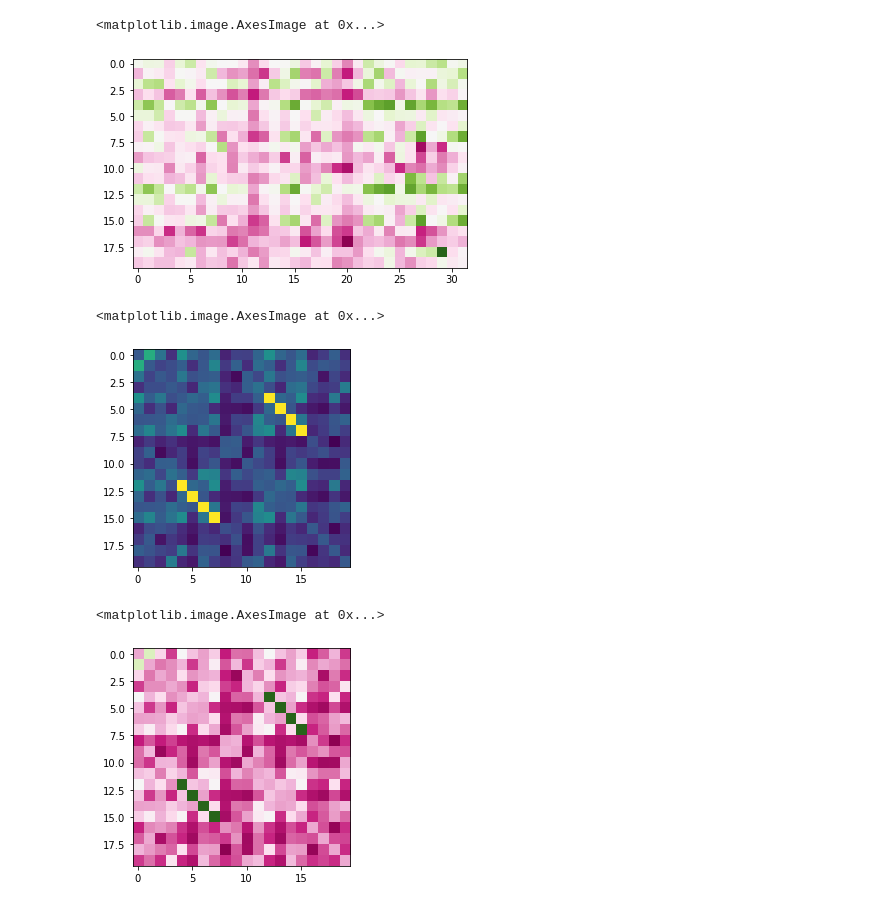
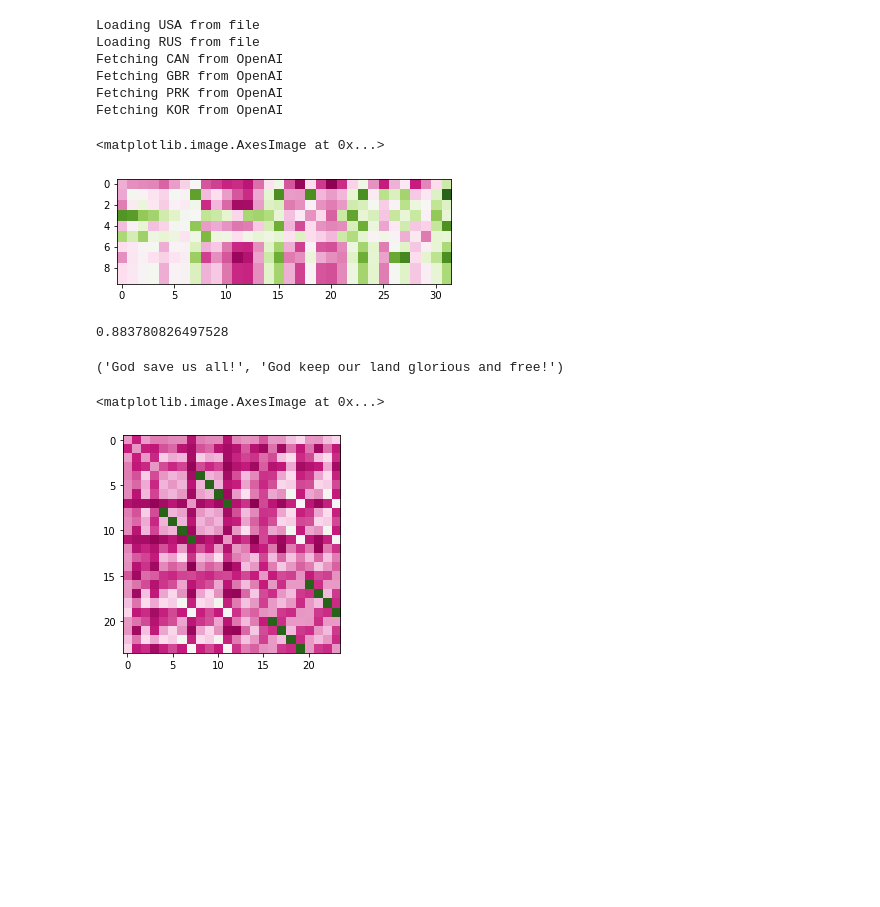
Before and after one commit to kebuhcah/openai-notebooks, a Jupyter notebook: anthem-embeddings.ipynb, the cells around one changed output. Saved outputs shown, nothing was run; the diff lists cells and outputs as text; code cells hidden in the pictures; blank space fills up the shorter version.

Commit message:
extract more countries, analysis Korean lyrics

```diff
--- a/anthem-embeddings.ipynb
+++ b/anthem-embeddings.ipynb
@@ -11,6 +11,14 @@ import pandas as pd
 from sklearn.cluster import KMeans
 from sklearn.manifold import TSNE
 
+def correlate(e1, e2=None):
+    if e2 is None:
+        e2 = e1
+    return e1 @ e2.T
+
+def correlate_minus_diag(e1):
+    correlation = e1 @ e1.T
+    return correlation - (1 - correlation.mean()) * np.eye(correlation.shape[0])
 
 with open('.env') as f:
     openai.api_key = f.read().strip().split('=')[1]
@@ -19,7 +27,6 @@ anthems_dir = Path('data/anthems')
 file_paths = {}
 lyrics = {}
 embeddings = {}
-
 
 for g in anthems_dir.glob('*.txt'):
     stem = g.stem
@@ -30,8 +37,17 @@ for g in anthems_dir.glob('*.txt'):
 
     emb_path = g.with_suffix('.emb')
     if os.path.isfile(emb_path):
+        print(f"Loading {stem} from file")
         embeddings[stem] = np.loadtxt(emb_path)
     else:
+        print(f"Fetching {stem} from OpenAI")
         response = openai.Embedding.create(input=list(lyrics[stem]), model="text-embedding-ada-002")
         embeddings[stem] = np.asarray([e.embedding for e in response['data']])
         np.savetxt(emb_path, embeddings[stem])
+# %% [output]
+Loading USA from file
+Loading RUS from file
+Fetching CAN from OpenAI
+Fetching GBR from OpenAI
+Fetching PRK from OpenAI
+Fetching KOR from OpenAI
@@ -47,16 +54,22 @@ def correlate_minus_diag(e1):
 # %%
-plt.imshow(correlate(embeddings['RUS'], embeddings['USA']), cmap='PiYG')
+plt.imshow(correlate(embeddings['CAN'], embeddings['USA']), cmap='PiYG')
 # %% [output]
 <matplotlib.image.AxesImage at 0x...>
-[figure, old version]
+[figure, new version]
+# %%
+country1 = 'GBR'
+country2 = 'CAN'
+c = correlate(embeddings[country1], embeddings[country2])
+idx1, idx2 = np.unravel_index(c.argmax(), c.shape)
+
+print(c.max())
+
+lyrics[country1][idx1], lyrics[country2][idx2]
+# %% [output]
+0.883780826497528
+('God save us all!', 'God keep our land glorious and free!')
 # %%
-plt.imshow(correlate_minus_diag(embeddings['RUS']))
+plt.imshow(correlate_minus_diag(embeddings['PRK']), cmap='PiYG')
 # %% [output]
 <matplotlib.image.AxesImage at 0x...>
-[figure, old version]
+[figure, new version]
-# %%
-remove_diag = (rus_embed @ rus_embed.T) - (1 - (rus_embed @ rus_embed.T).mean()) * np.eye(rus_array.shape[0])
-plt.imshow(remove_diag, cmap='PiYG')
-# %% [output]
-<matplotlib.image.AxesImage at 0x...>
-[figure, removed]
```
Also changed, not shown: parts of 7 cells of this notebook, 8 other files.
